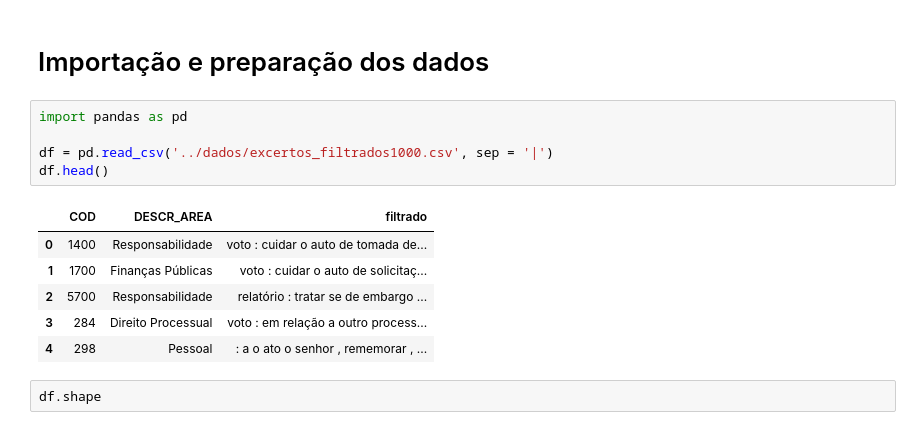
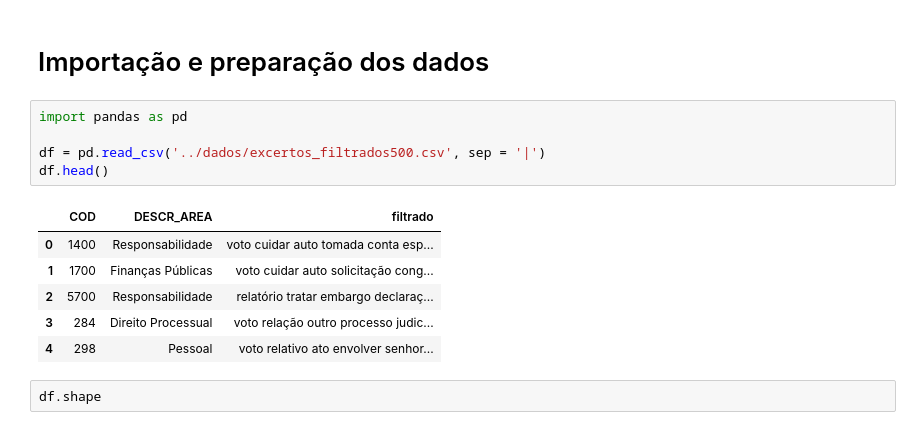
Before and after one commit to leonardo3108/clacjur, a Jupyter notebook: excertos/Excertos Filtrados - Redes densas com embedding sem pre-treino.ipynb, the cells around one changed output. Drawn from its saved outputs; the diff is of its cells as text.

```diff
--- a/excertos/Excertos Filtrados - Redes densas com embedding sem pre-treino.ipynb
+++ b/excertos/Excertos Filtrados - Redes densas com embedding sem pre-treino.ipynb
@@ -3,15 +3,15 @@
 # %%
 import pandas as pd
 
-df = pd.read_csv('../dados/excertos_filtrados1000.csv', sep = '|')
+df = pd.read_csv('../dados/excertos_filtrados500.csv', sep = '|')
 df.head()
 # %% [output]
 |  | COD | DESCR_AREA | filtrado |
-| 0 | 1400 | Responsabilidade | voto : cuidar o auto de tomada de... |
-| 1 | 1700 | Finanças Públicas | voto : cuidar o auto de solicitaç... |
-| 2 | 5700 | Responsabilidade | relatório : tratar se de embargo ... |
-| 3 | 284 | Direito Processual | voto : em relação a outro process... |
-| 4 | 298 | Pessoal | : a o ato o senhor , rememorar , ... |
+| 0 | 1400 | Responsabilidade | voto cuidar auto tomada conta esp... |
+| 1 | 1700 | Finanças Públicas | voto cuidar auto solicitação cong... |
+| 2 | 5700 | Responsabilidade | relatório tratar embargo declaraç... |
+| 3 | 284 | Direito Processual | voto relação outro processo judic... |
+| 4 | 298 | Pessoal | voto relativo ato envolver senhor... |
 # %%
 df.shape
 # %% [output]
```
Also changed, not shown: parts of 28 cells of this notebook, 12 other files.
